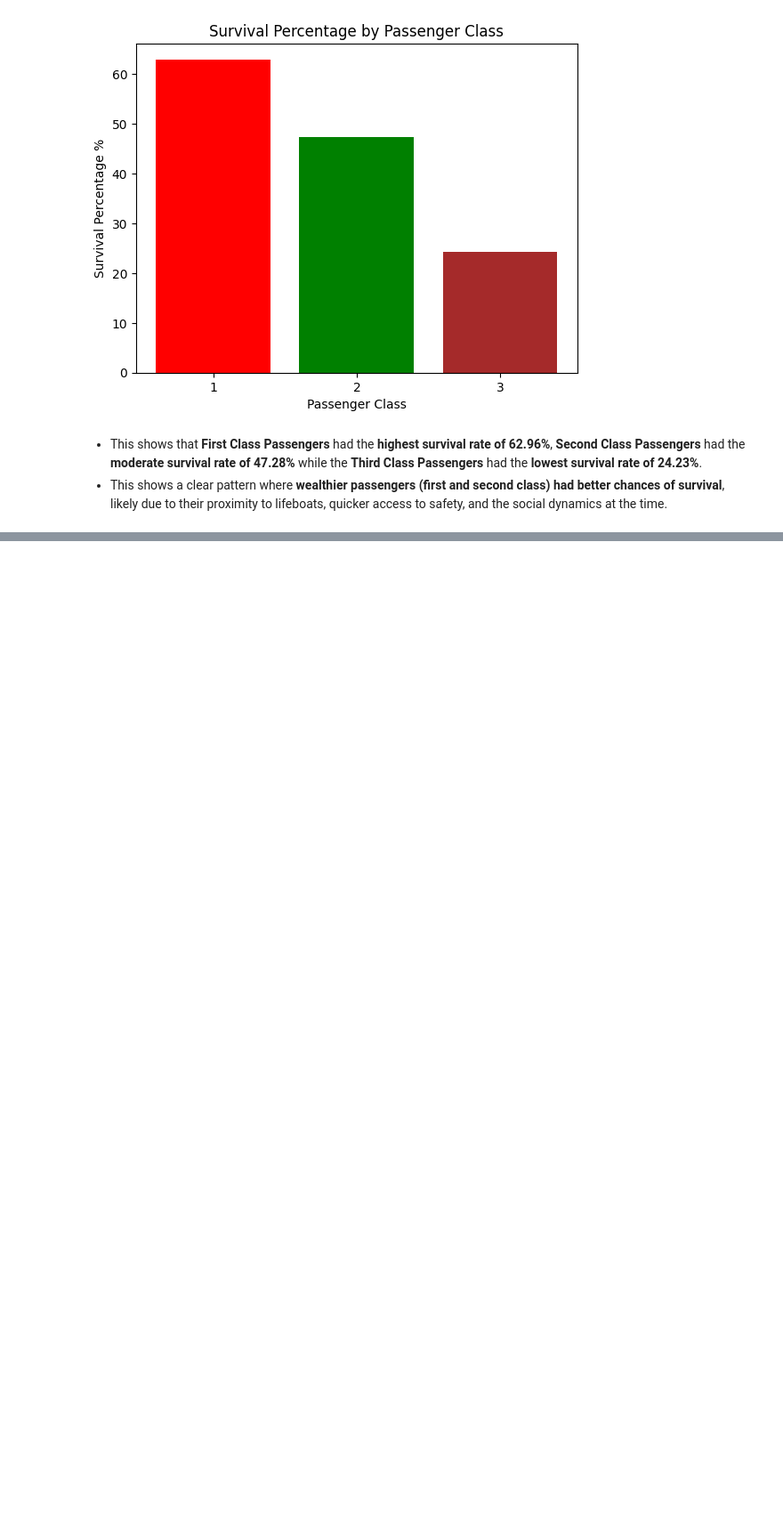
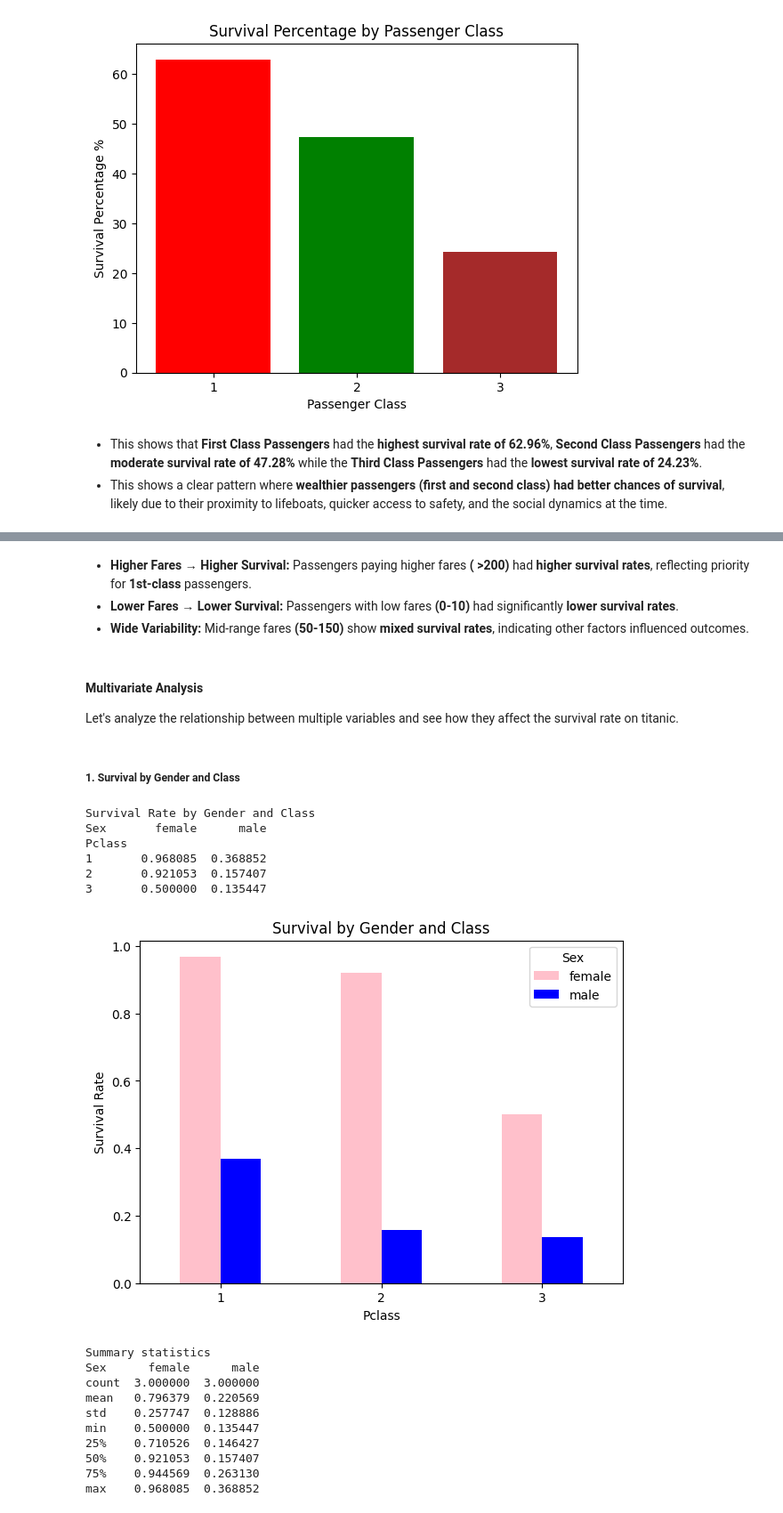
Before and after one commit to mariamkhan04/PRODIGY_DS_02, a Jupyter notebook: Titanic_Analysis.ipynb, the cells around one changed output, grey strips where cells are left out. Shown at 89% size. Saved outputs shown, nothing was run; the diff lists cells and outputs as text; code cells hidden in the pictures; blank space fills up the shorter version.

```diff
--- a/Titanic_Analysis.ipynb
+++ b/Titanic_Analysis.ipynb
@@ -352,0 +454,42 @@ Pclass
+# %% [markdown]
+- **Higher Fares → Higher Survival:** Passengers paying higher fares **( >200)** had **higher survival rates**, reflecting priority for **1st-class** passengers.
+- **Lower Fares → Lower Survival:** Passengers with low fares **(0-10)** had significantly **lower survival rates**.
+- **Wide Variability:** Mid-range fares **(50-150)** show **mixed survival rates**, indicating other factors influenced outcomes.
+# %% [markdown]
+#### **Multivariate Analysis**
+Let's analyze the relationship between multiple variables and see how they affect the survival rate on titanic.
+# %% [markdown]
+##### **1. Survival by Gender and Class**
+# %%
+# Gender and Class interaction with Survival
+survival_gender_class = titanic_df.pivot_table(values='Survived', index='Pclass', columns='Sex', aggfunc='mean')
+print("\nSurvival Rate by Gender and Class")
+print(survival_gender_class)
+
+survival_gender_class.plot(kind='bar', figsize=(7, 5), color=['pink', 'blue'])
+plt.title('Survival by Gender and Class')
+plt.xlabel('Pclass')
+plt.ylabel('Survival Rate')
+plt.xticks(rotation = 0)
+plt.show()
+
+print("Summary statistics")
+print(survival_gender_class.describe())
+# %% [output]
+Survival Rate by Gender and Class
+Sex       female      male
+Pclass
+1       0.968085  0.368852
+2       0.921053  0.157407
+3       0.500000  0.135447
+[figure, added]
+Summary statistics
+Sex      female      male
+count  3.000000  3.000000
+mean   0.796379  0.220569
+std    0.257747  0.128886
+min    0.500000  0.135447
+25%    0.710526  0.146427
+50%    0.921053  0.157407
+75%    0.944569  0.263130
+max    0.968085  0.368852
```
Also changed, not shown: parts of 16 cells of this notebook, 1 other file.
